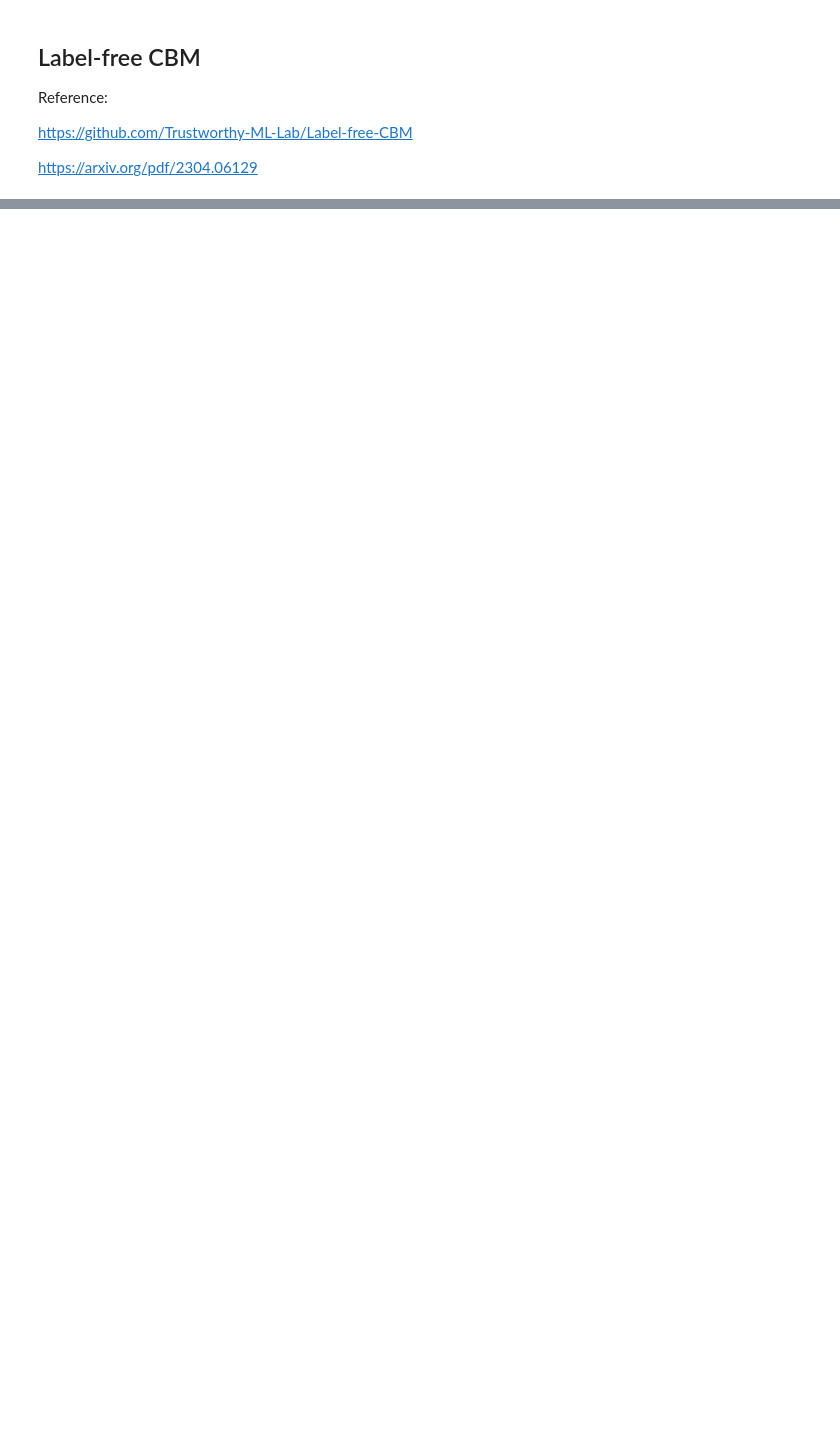
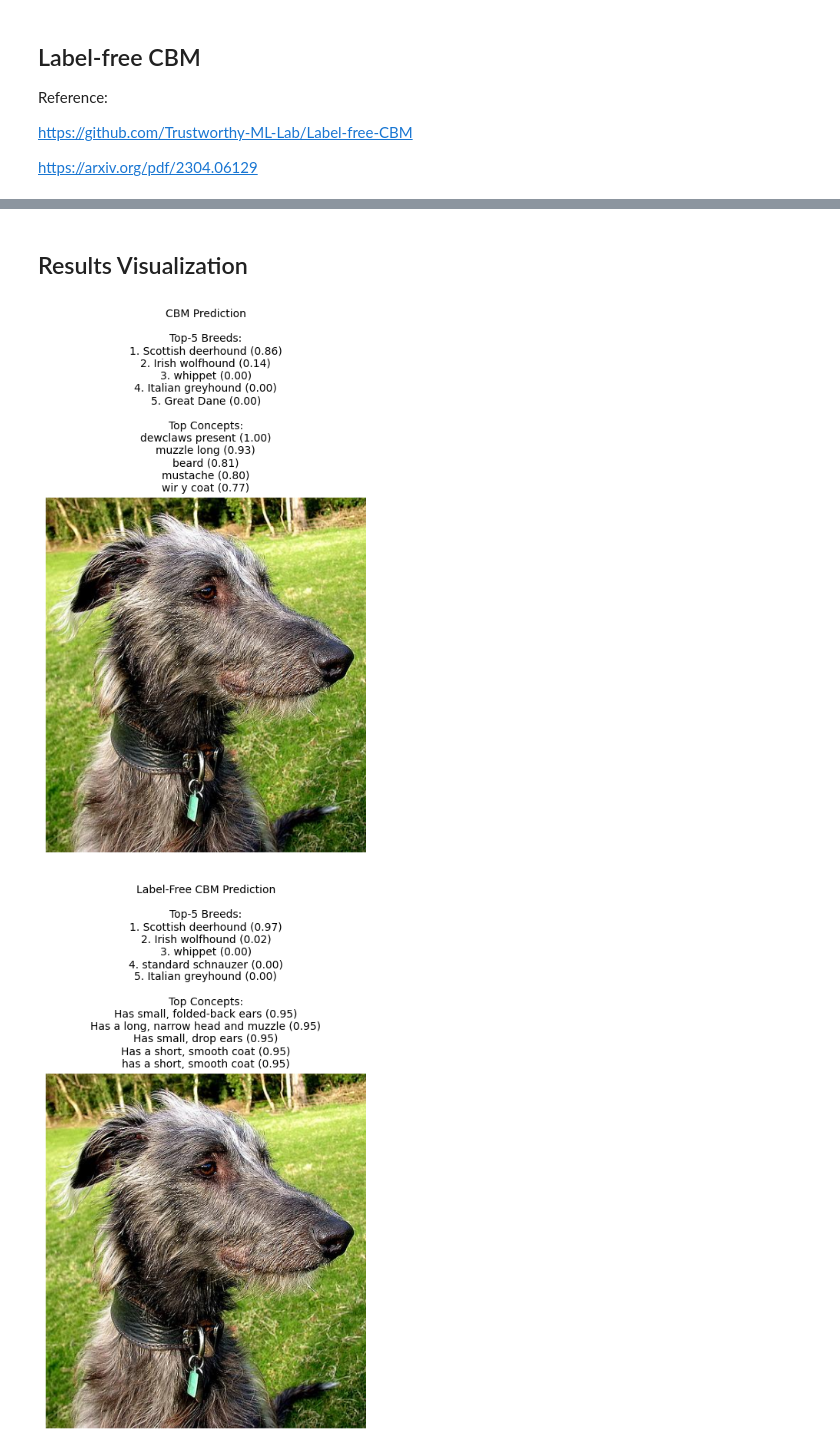
Before and after one commit to Hester-K/csci2470_project, a Jupyter notebook: cbm.ipynb, the cells around one changed output, grey strips where cells are left out. Saved outputs shown, nothing was run; the diff lists cells and outputs as text; code cells hidden in the pictures; blank space fills up the shorter version.

Commit message:
add visualization

```diff
--- a/cbm.ipynb
+++ b/cbm.ipynb
@@ -338,9 +354,8 @@ def train_clip_baseline(model, train_loader, val_loader, num_epochs=10, lr=1e-3,
         all_preds = torch.cat(all_preds)
         all_labels = torch.cat(all_labels)
         acc = (all_preds == all_labels).float().mean().item()
-        print(f"[Train] Epoch {epoch+1} Loss: {epoch_loss/len(train_loader.dataset):.4f}, Top-1 Acc: {acc:.4f}")
-
-        if epoch + 1 % 5 == 0:
+        if (epoch + 1) % 5 == 0:
+            print(f"[Train] Epoch {epoch+1} Loss: {epoch_loss/len(train_loader.dataset):.4f}, Top-1 Acc: {acc:.4f}")
             val_top1, val_top5, val_loss = evaluate_clip_baseline(model, val_loader, device)
             print(f"[Val] Epoch {epoch+1} Loss: {val_loss:.4f}, Top-1: {val_top1:.4f}, Top-5: {val_top5:.4f}")
 
@@ -824,0 +833,16 @@ Top-5 Accuracy: 80.89%
+# %% [markdown]
+## Results Visualization
+# %%
+import matplotlib.pyplot as plt
+import torch
+from PIL import Image
+
+def get_clip_embedding_from_path(img_path):
+    image = Image.open(img_path).convert("RGB")
+    inputs = processor(images=image, return_tensors="pt").to(device)
+
+    with torch.no_grad():
+        emb = clip_model.get_image_features(**inputs)
+        emb = emb / emb.norm(dim=-1, keepdim=True)
+
+    return image, emb.squeeze(0)
@@ -824,0 +938,15 @@ Top-5 Accuracy: 80.89%
+# %%
+# test image
+random_idx = test_idx[8]
+img_path = dataset.image_paths[random_idx]
+
+# visualize cbm results
+visualize_cbm_with_concepts(img_path, cbm_model, topk_classes=5, topk_concepts=5)
+
+# visualize label free cbm results
+visualize_label_free_cbm_with_concepts(img_path, proj_layer, classifier, text_features, \
+                                       mean, std, active_idx, all_concepts, topk_classes=5, \
+                                       topk_concepts=5)
+# %% [output]
+[figure, added]
+[figure, added]
```
Also changed, not shown: parts of 18 cells of this notebook.
